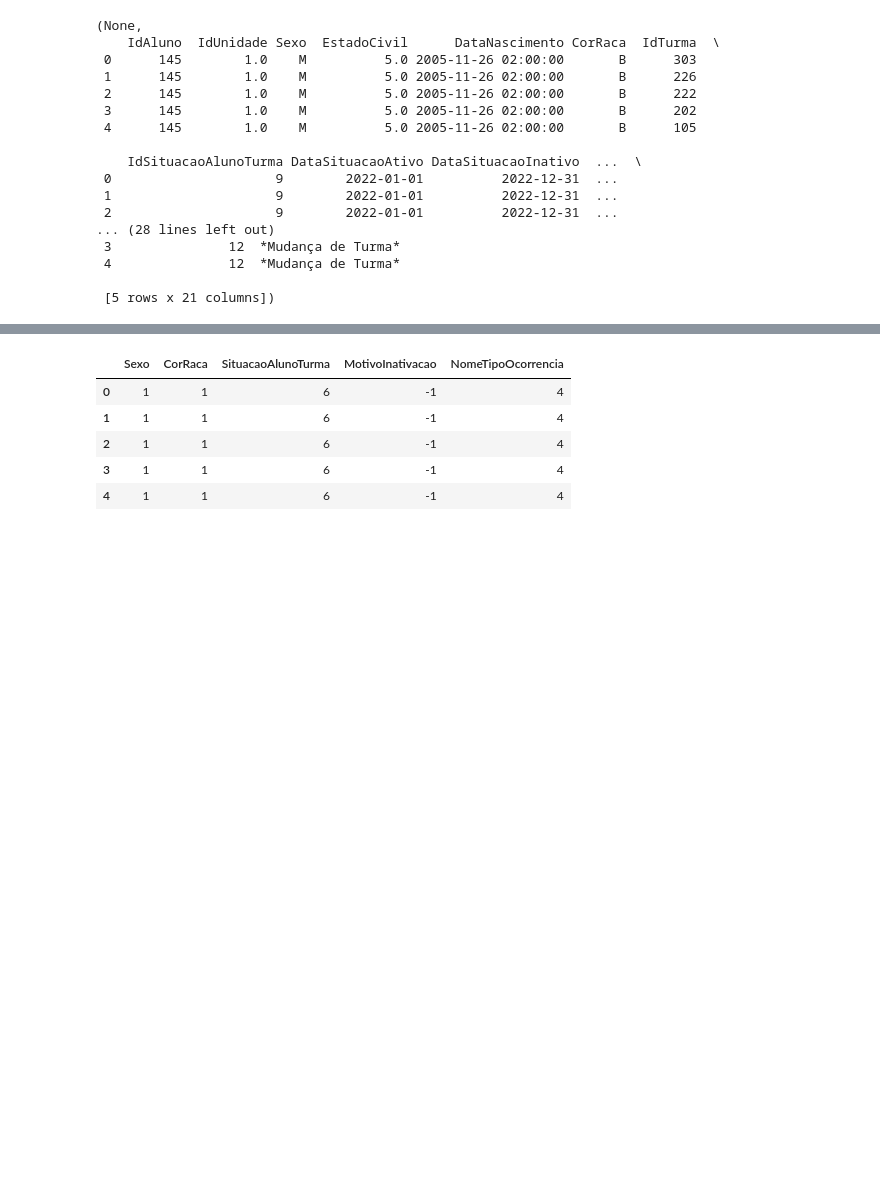
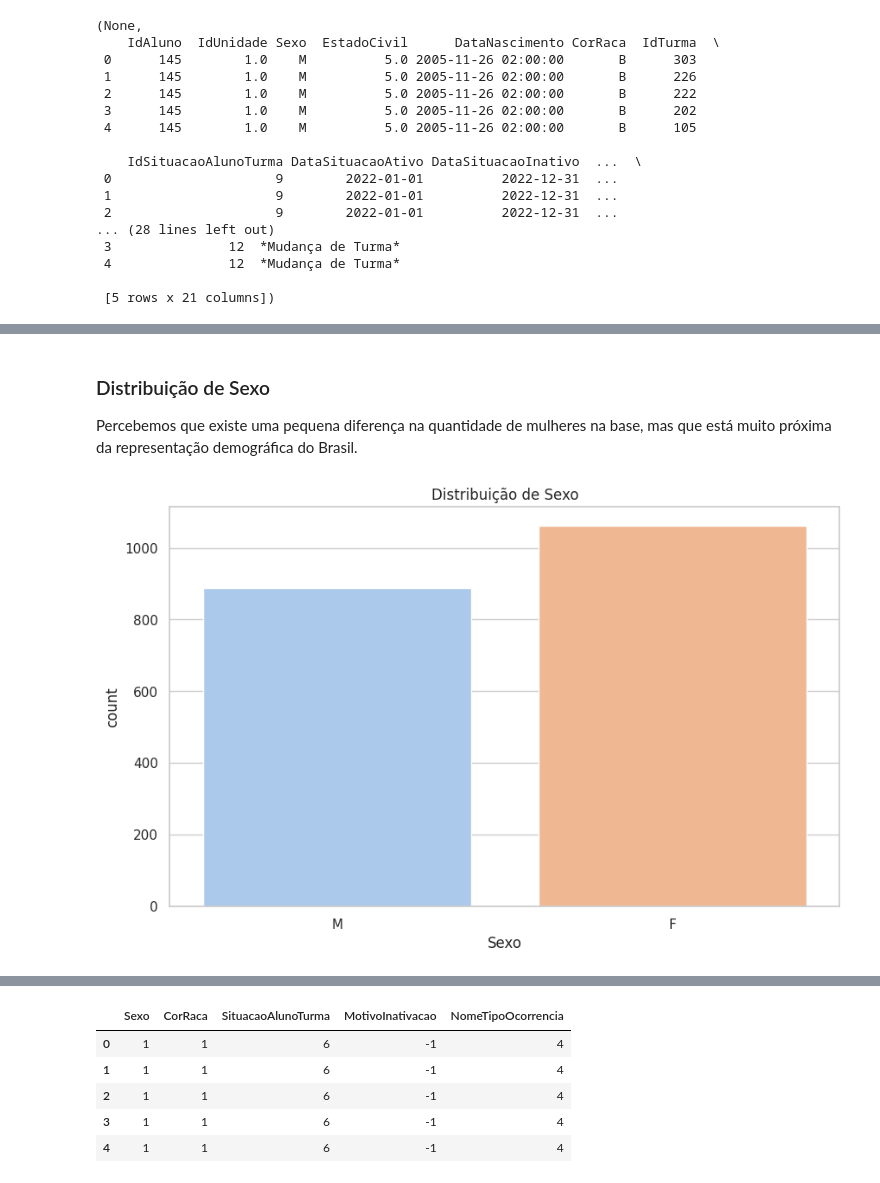
Before and after one commit to icarocarmona/DATATHON-2DTAT, a Jupyter notebook: notebooks/Construindo_modelo_1.ipynb, the cells around one changed output, grey strips where cells are left out. Cells and saved outputs as stored; diff of their text form; code cells hidden in the pictures; blank space fills up the shorter version.

```diff
--- a/notebooks/Construindo_modelo_1.ipynb
+++ b/notebooks/Construindo_modelo_1.ipynb
@@ -210,0 +188,11 @@ plt.show()
+# %% [markdown]
+### Distribuição de Sexo
+Percebemos que existe uma pequena diferença na quantidade de mulheres na base, mas que está muito próxima da representação demográfica do Brasil.
+# %%
+# Distribuição de Sexo
+plt.figure(figsize=(10, 6))
+sns.countplot(data=df_distinct, x='Sexo', hue='Sexo', palette="pastel")
+plt.title('Distribuição de Sexo')
+plt.show()
+# %% [output]
+[figure, added]
```
Also changed, not shown: parts of 34 cells of this notebook, 14 other files.
